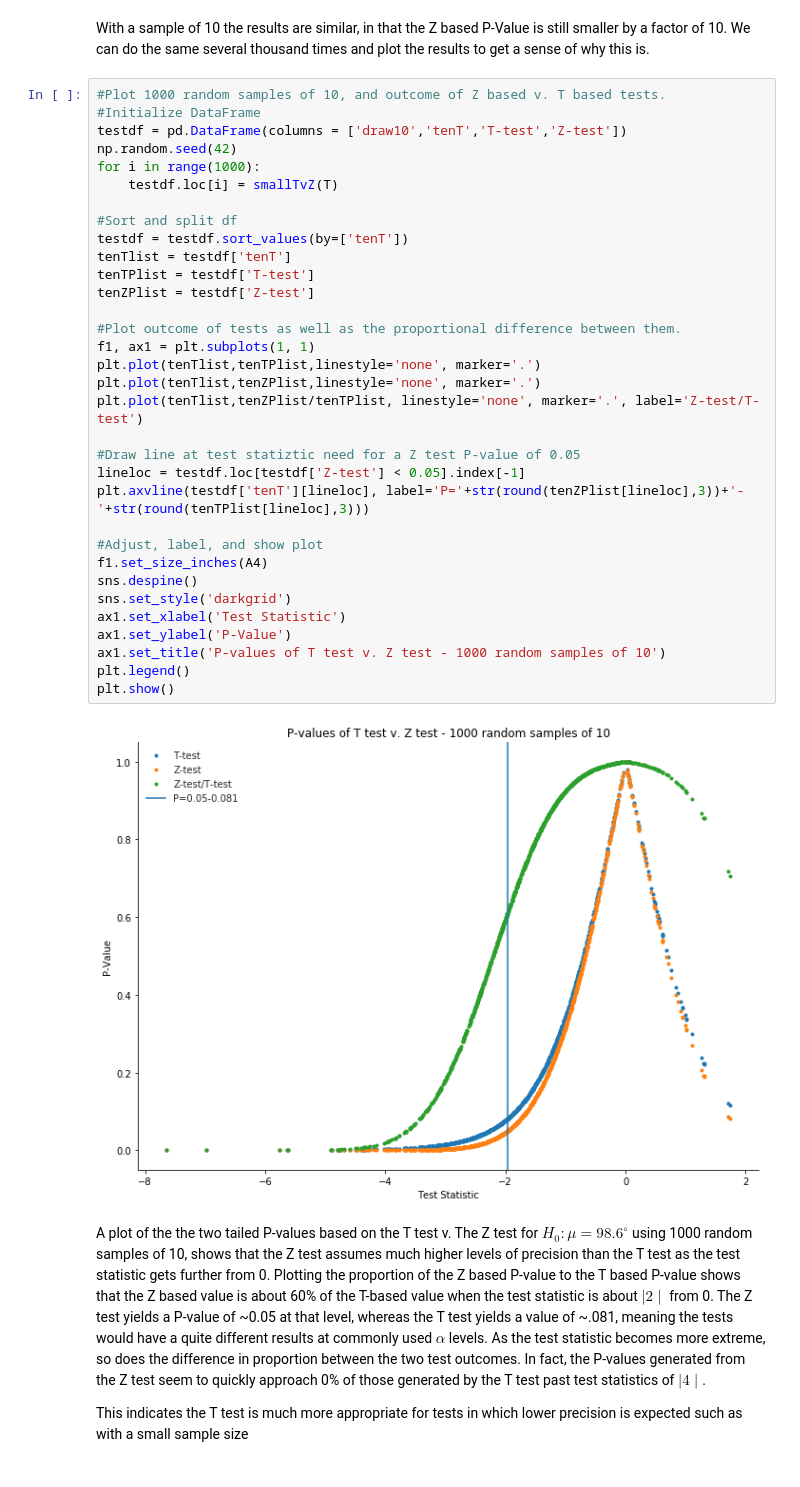
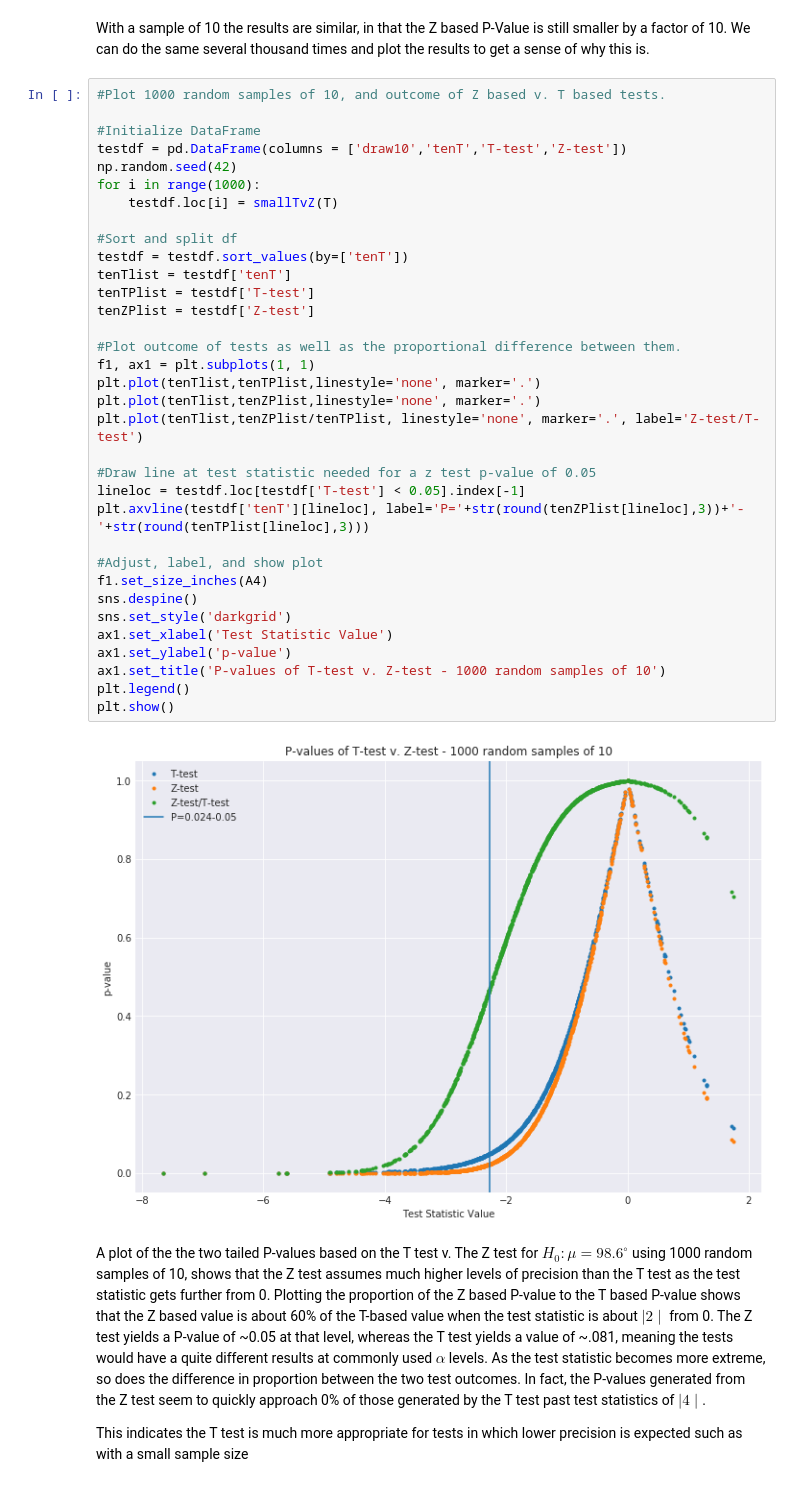
Before and after one commit to Nhorning/EDA_human_temperature, a Jupyter notebook: sliderule_dsi_inferential_statistics_exercise_1.ipynb, the cells around one changed output. Cells and saved outputs as stored; diff of their text form.

Commit message:
Comment pass
 Changes to be committed:
	modified:   sliderule_dsi_inferential_statistics_exercise_1.ipynb

```diff
--- a/sliderule_dsi_inferential_statistics_exercise_1.ipynb
+++ b/sliderule_dsi_inferential_statistics_exercise_1.ipynb
@@ -323,39 +326,40 @@ Two tailed Z test P value: 0.002
 With a sample of 10 the results are similar, in that the Z based P-Value is still smaller by a factor of 10. We can do the same several thousand times and plot the results to get a sense of why this is.
 # %%
 #Plot 1000 random samples of 10, and outcome of Z based v. T based tests.
+
 #Initialize DataFrame
 testdf = pd.DataFrame(columns = ['draw10','tenT','T-test','Z-test'])
 np.random.seed(42)
 for i in range(1000):
     testdf.loc[i] = smallTvZ(T)
 
 #Sort and split df
 testdf = testdf.sort_values(by=['tenT'])
 tenTlist = testdf['tenT']
 tenTPlist = testdf['T-test']
 tenZPlist = testdf['Z-test']
 
 #Plot outcome of tests as well as the proportional difference between them.
 f1, ax1 = plt.subplots(1, 1)
 plt.plot(tenTlist,tenTPlist,linestyle='none', marker='.')
 plt.plot(tenTlist,tenZPlist,linestyle='none', marker='.')
 plt.plot(tenTlist,tenZPlist/tenTPlist, linestyle='none', marker='.', label='Z-test/T-test')
 
-#Draw line at test statiztic need for a Z test P-value of 0.05
-lineloc = testdf.loc[testdf['Z-test'] < 0.05].index[-1]
+#Draw line at test statistic needed for a z test p-value of 0.05
+lineloc = testdf.loc[testdf['T-test'] < 0.05].index[-1]
 plt.axvline(testdf['tenT'][lineloc], label='P='+str(round(tenZPlist[lineloc],3))+'-'+str(round(tenTPlist[lineloc],3)))
 
 #Adjust, label, and show plot
 f1.set_size_inches(A4)
 sns.despine()
 sns.set_style('darkgrid')
-ax1.set_xlabel('Test Statistic')
-ax1.set_ylabel('P-Value')
-ax1.set_title('P-values of T test v. Z test - 1000 random samples of 10')
+ax1.set_xlabel('Test Statistic Value')
+ax1.set_ylabel('p-value')
+ax1.set_title('P-values of T-test v. Z-test - 1000 random samples of 10')
 plt.legend()
 plt.show()
 # %% [output]
-[figure, old version]
+[figure, new version]
 # %% [markdown]
 A plot of the the two tailed P-values based on the T test v. The Z test for $H_0: \mu = 98.6 ^{\circ}$ using 1000 random samples of 10, shows that the Z test assumes much higher levels of precision than the T test as the test statistic gets further from 0. Plotting the proportion of the Z based P-value to the T based P-value shows that the Z based value is about 60% of the T-based value when the test statistic is about $\mid2\mid$ from 0. The Z test yields a P-value of ~0.05 at that level, whereas the T test yields a value of ~.081, meaning the tests would have a quite different results at commonly used $\alpha$ levels. As the test statistic becomes more extreme, so does the difference in proportion between the two test outcomes. In fact, the P-values generated from the Z test seem to quickly approach 0% of those generated by the T test past test statistics of $\mid4\mid$.
 
```
Also changed, not shown: parts of 11 cells of this notebook.
